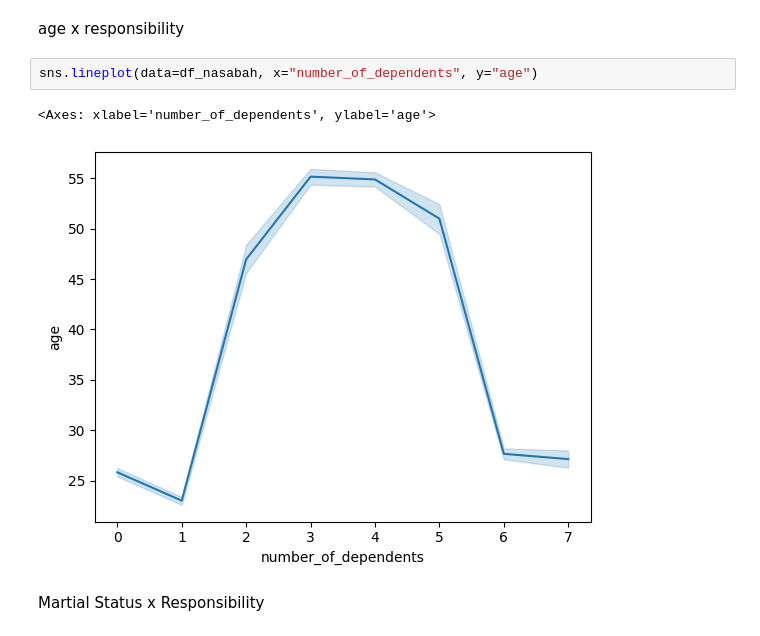
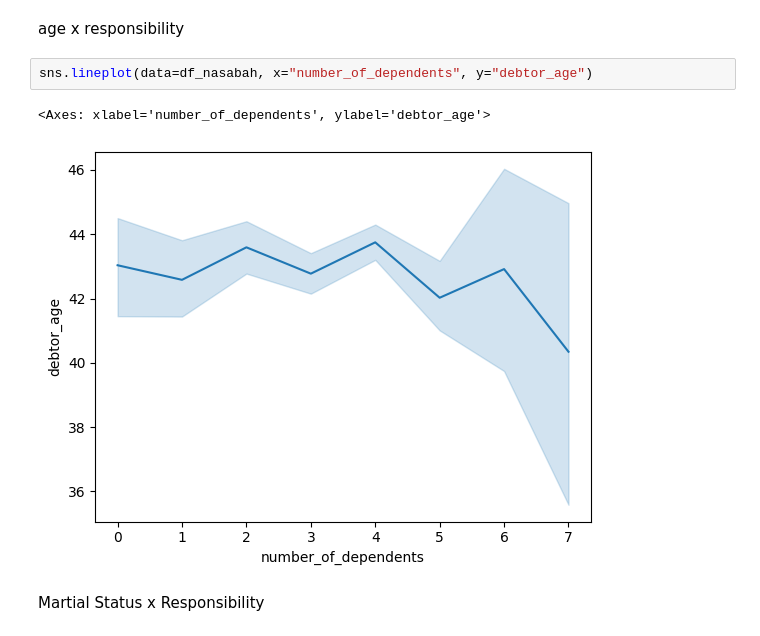
Before and after one commit to dhonihanif/AI_Collection_and_Loss_Reverse_Forecast, a Jupyter notebook: data_preparation/EDA/Univariate_bivariate_multivariate/Bivariate_Analysis/nasabah.ipynb, the cells around one changed output. Drawn from its saved outputs; the diff is of its cells as text.

```diff
--- a/data_preparation/EDA/Univariate_bivariate_multivariate/Bivariate_Analysis/nasabah.ipynb
+++ b/data_preparation/EDA/Univariate_bivariate_multivariate/Bivariate_Analysis/nasabah.ipynb
@@ -228,10 +229,10 @@ memory usage: 538.5 KB
 # %% [markdown]
 age x responsibility
 # %%
-sns.lineplot(data=df_nasabah, x="number_of_dependents", y="age")
+sns.lineplot(data=df_nasabah, x="number_of_dependents", y="debtor_age")
 # %% [output]
-<Axes: xlabel='number_of_dependents', ylabel='age'>
+<Axes: xlabel='number_of_dependents', ylabel='debtor_age'>
-[figure, old version]
+[figure, new version]
 # %% [markdown]
 Martial Status x Responsibility
 # %%
```
Also changed, not shown: parts of 18 cells of this notebook, 48 other files.
